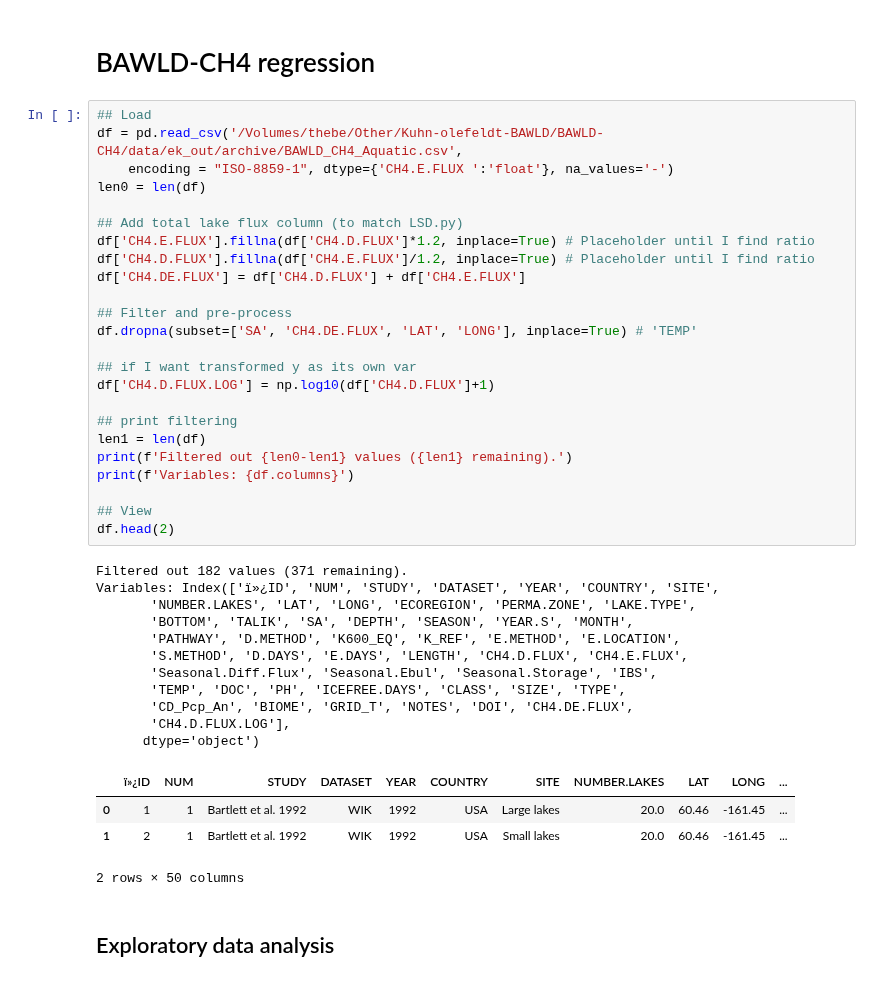
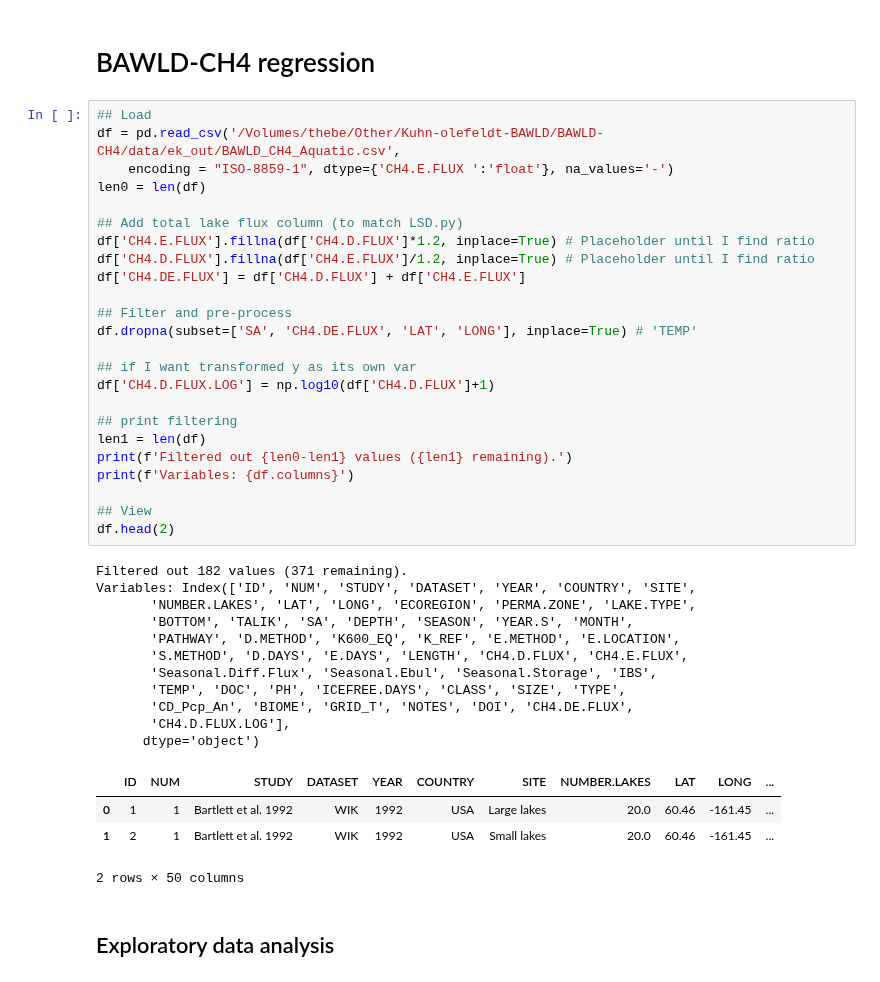
Before and after one commit to ekcomputer/lake-area, a Jupyter notebook: LSD/notebooks/prep_data.ipynb, the cells around one changed output. Saved outputs shown, nothing was run; the diff lists cells and outputs as text.

```diff
--- a/LSD/notebooks/prep_data.ipynb
+++ b/LSD/notebooks/prep_data.ipynb
@@ -54,41 +61,41 @@ os.makedirs(joined_clim_dir, exist_ok=True)
 # BAWLD-CH4 regression
 # %%
 ## Load
-df = pd.read_csv('/Volumes/thebe/Other/Kuhn-olefeldt-BAWLD/BAWLD-CH4/data/ek_out/archive/BAWLD_CH4_Aquatic.csv',
+df = pd.read_csv('/Volumes/thebe/Other/Kuhn-olefeldt-BAWLD/BAWLD-CH4/data/ek_out/BAWLD_CH4_Aquatic.csv',
     encoding = "ISO-8859-1", dtype={'CH4.E.FLUX ':'float'}, na_values='-')
 len0 = len(df)
 
 ## Add total lake flux column (to match LSD.py)
 df['CH4.E.FLUX'].fillna(df['CH4.D.FLUX']*1.2, inplace=True) # Placeholder until I find ratio
 df['CH4.D.FLUX'].fillna(df['CH4.E.FLUX']/1.2, inplace=True) # Placeholder until I find ratio
 df['CH4.DE.FLUX'] = df['CH4.D.FLUX'] + df['CH4.E.FLUX']
 
 ## Filter and pre-process
 df.dropna(subset=['SA', 'CH4.DE.FLUX', 'LAT', 'LONG'], inplace=True) # 'TEMP'
 
 ## if I want transformed y as its own var
 df['CH4.D.FLUX.LOG'] = np.log10(df['CH4.D.FLUX']+1)
 
 ## print filtering
 len1 = len(df)
 print(f'Filtered out {len0-len1} values ({len1} remaining).')
 print(f'Variables: {df.columns}')
 
 ## View
 df.head(2)
 # %% [output]
 Filtered out 182 values (371 remaining).
-Variables: Index(['ï»¿ID', 'NUM', 'STUDY', 'DATASET', 'YEAR', 'COUNTRY', 'SITE',
+Variables: Index(['ID', 'NUM', 'STUDY', 'DATASET', 'YEAR', 'COUNTRY', 'SITE',
        'NUMBER.LAKES', 'LAT', 'LONG', 'ECOREGION', 'PERMA.ZONE', 'LAKE.TYPE',
        'BOTTOM', 'TALIK', 'SA', 'DEPTH', 'SEASON', 'YEAR.S', 'MONTH',
        'PATHWAY', 'D.METHOD', 'K600_EQ', 'K_REF', 'E.METHOD', 'E.LOCATION',
        'S.METHOD', 'D.DAYS', 'E.DAYS', 'LENGTH', 'CH4.D.FLUX', 'CH4.E.FLUX',
        'Seasonal.Diff.Flux', 'Seasonal.Ebul', 'Seasonal.Storage', 'IBS',
        'TEMP', 'DOC', 'PH', 'ICEFREE.DAYS', 'CLASS', 'SIZE', 'TYPE',
        'CD_Pcp_An', 'BIOME', 'GRID_T', 'NOTES', 'DOI', 'CH4.DE.FLUX',
        'CH4.D.FLUX.LOG'],
       dtype='object')
-|  | ï»¿ID | NUM | STUDY | DATASET | YEAR | COUNTRY | SITE | NUMBER.LAKES | LAT | LONG | ... |
+|  | ID | NUM | STUDY | DATASET | YEAR | COUNTRY | SITE | NUMBER.LAKES | LAT | LONG | ... |
 | 0 | 1 | 1 | Bartlett et al. 1992 | WIK | 1992 | USA | Large lakes | 20.0 | 60.46 | -161.45 | ... |
 | 1 | 2 | 1 | Bartlett et al. 1992 | WIK | 1992 | USA | Small lakes | 20.0 | 60.46 | -161.45 | ... |
 2 rows × 50 columns
```
Also changed, not shown: parts of 11 cells of this notebook.
